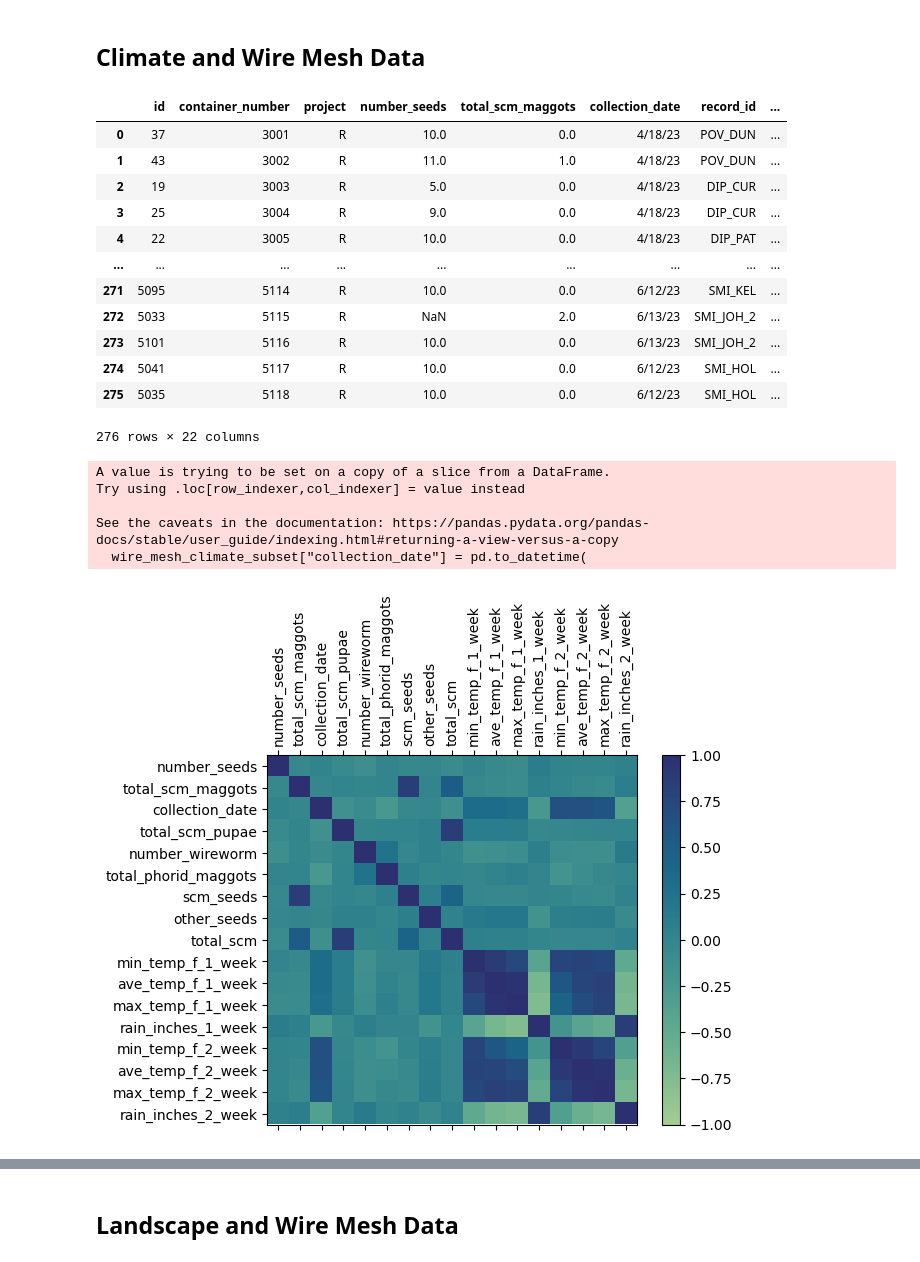
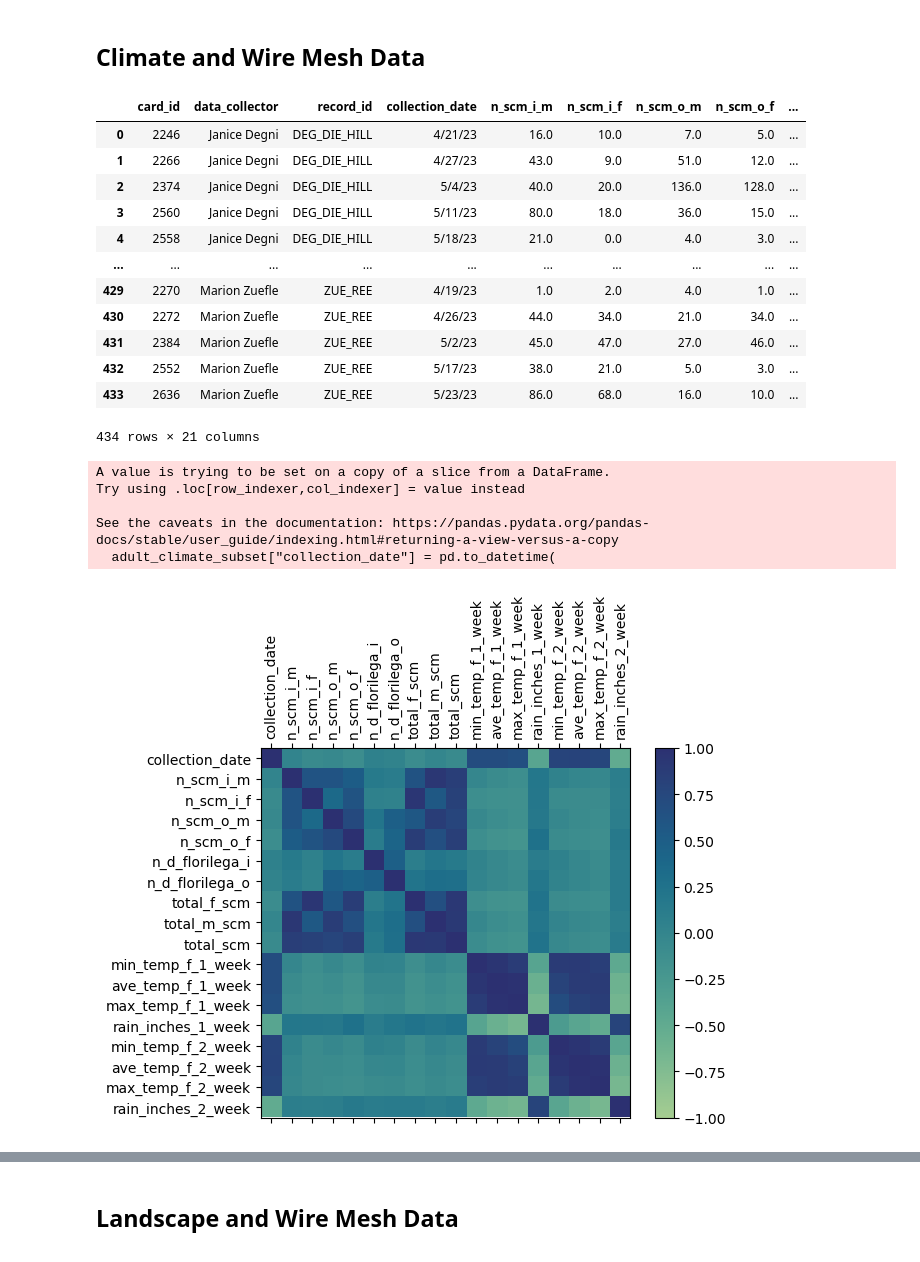
Before and after one commit to chloecho31/cornell, a Jupyter notebook: SCM/2023/2023_scm_adult_models.ipynb, the cells around one changed output, grey strips where cells are left out. Cells and saved outputs as stored; diff of their text form; code cells hidden in the pictures.

Commit message:
adult cdl correlations

```diff
--- a/SCM/2023/2023_scm_adult_models.ipynb
+++ b/SCM/2023/2023_scm_adult_models.ipynb
@@ -18,5 +18,5 @@ climate["week"] = climate["date"].dt.strftime("%U").astype(int)
 # %% [markdown]
 # Weekly Climate Data
 # %%
-one_week_climate = pd.read_csv("Data/wire_mesh_one_week_climate.csv")
-two_week_climate = pd.read_csv("Data/wire_mesh_two_week_climate.csv")
+one_week_climate = pd.read_csv("Data/adults_one_week_climate.csv")
+two_week_climate = pd.read_csv("Data/adults_two_week_climate.csv")
@@ -224,38 +93,39 @@ wire_mesh_features.to_csv('Data/2023_wire_mesh_features.csv')
 # %% [markdown]
 ## Climate and Wire Mesh Data
 # %%
-wire_mesh_climate = wire_mesh_counts.merge(
+adult_climate = adults.merge(
     one_week_climate, on=["record_id", "collection_date"]
 )
-wire_mesh_climate = wire_mesh_climate.merge(
+adult_climate = adult_climate.merge(
     two_week_climate, on=["record_id", "collection_date"]
 )
-wire_mesh_climate
+adult_climate
 # %% [output]
-|  | id | container_number | project | number_seeds | total_scm_maggots | collection_date | record_id | ... |
-| 0 | 37 | 3001 | R | 10.0 | 0.0 | 4/18/23 | POV_DUN | ... |
-| 1 | 43 | 3002 | R | 11.0 | 1.0 | 4/18/23 | POV_DUN | ... |
-| 2 | 19 | 3003 | R | 5.0 | 0.0 | 4/18/23 | DIP_CUR | ... |
-| 3 | 25 | 3004 | R | 9.0 | 0.0 | 4/18/23 | DIP_CUR | ... |
-| 4 | 22 | 3005 | R | 10.0 | 0.0 | 4/18/23 | DIP_PAT | ... |
-| ... | ... | ... | ... | ... | ... | ... | ... | ... |
-| 271 | 5095 | 5114 | R | 10.0 | 0.0 | 6/12/23 | SMI_KEL | ... |
-| 272 | 5033 | 5115 | R | NaN | 2.0 | 6/13/23 | SMI_JOH_2 | ... |
-| 273 | 5101 | 5116 | R | 10.0 | 0.0 | 6/13/23 | SMI_JOH_2 | ... |
-| 274 | 5041 | 5117 | R | 10.0 | 0.0 | 6/12/23 | SMI_HOL | ... |
-| 275 | 5035 | 5118 | R | 10.0 | 0.0 | 6/12/23 | SMI_HOL | ... |
+|  | card_id | data_collector | record_id | collection_date | n_scm_i_m | n_scm_i_f | n_scm_o_m | n_scm_o_f | ... |
+| 0 | 2246 | Janice Degni | DEG_DIE_HILL | 4/21/23 | 16.0 | 10.0 | 7.0 | 5.0 | ... |
+| 1 | 2266 | Janice Degni | DEG_DIE_HILL | 4/27/23 | 43.0 | 9.0 | 51.0 | 12.0 | ... |
+| 2 | 2374 | Janice Degni | DEG_DIE_HILL | 5/4/23 | 40.0 | 20.0 | 136.0 | 128.0 | ... |
+| 3 | 2560 | Janice Degni | DEG_DIE_HILL | 5/11/23 | 80.0 | 18.0 | 36.0 | 15.0 | ... |
+| 4 | 2558 | Janice Degni | DEG_DIE_HILL | 5/18/23 | 21.0 | 0.0 | 4.0 | 3.0 | ... |
+| ... | ... | ... | ... | ... | ... | ... | ... | ... | ... |
+| 429 | 2270 | Marion Zuefle | ZUE_REE | 4/19/23 | 1.0 | 2.0 | 4.0 | 1.0 | ... |
+| 430 | 2272 | Marion Zuefle | ZUE_REE | 4/26/23 | 44.0 | 34.0 | 21.0 | 34.0 | ... |
+| 431 | 2384 | Marion Zuefle | ZUE_REE | 5/2/23 | 45.0 | 47.0 | 27.0 | 46.0 | ... |
+| 432 | 2552 | Marion Zuefle | ZUE_REE | 5/17/23 | 38.0 | 21.0 | 5.0 | 3.0 | ... |
+| 433 | 2636 | Marion Zuefle | ZUE_REE | 5/23/23 | 86.0 | 68.0 | 16.0 | 10.0 | ... |
-276 rows × 22 columns
+434 rows × 21 columns
 # %%
-wire_mesh_climate_subset = wire_mesh_climate[
+adult_climate_subset = adult_climate[
     [
-        "number_seeds",
-        "total_scm_maggots",
         "collection_date",
-        "total_scm_pupae",
-        "number_wireworm",
-        "total_phorid_maggots",
-        "scm_seeds",
-        "other_seeds",
+        "n_scm_i_m",
+        "n_scm_i_f",
+        "n_scm_o_m",
+        "n_scm_o_f",
+        "n_d_florilega_i",
+        "n_d_florilega_o",
+        "total_f_scm",
+        "total_m_scm",
         "total_scm",
         "min_temp_f_1_week",
         "ave_temp_f_1_week",
@@ -268,30 +138,30 @@ wire_mesh_climate_subset = wire_mesh_climate[
     ]
 ]
 
-wire_mesh_climate_subset["collection_date"] = pd.to_datetime(
-    wire_mesh_climate_subset["collection_date"], format="%m/%d/%y"
+adult_climate_subset["collection_date"] = pd.to_datetime(
+    adult_climate_subset["collection_date"], format="%m/%d/%y"
 )
 # %% [output]
 A value is trying to be set on a copy of a slice from a DataFrame.
 Try using .loc[row_indexer,col_indexer] = value instead
 
 See the caveats in the documentation: https://pandas.pydata.org/pandas-docs/stable/user_guide/indexing.html#returning-a-view-versus-a-copy
-  wire_mesh_climate_subset["collection_date"] = pd.to_datetime(
+  adult_climate_subset["collection_date"] = pd.to_datetime(
 # %%
-corr = wire_mesh_climate_subset.corr()
+corr = adult_climate_subset.corr()
 fig = plt.figure()
 ax = fig.add_subplot(111)
 cax = ax.matshow(corr, cmap="crest", vmin=-1, vmax=1)
 fig.colorbar(cax)
-ticks = np.arange(0, len(wire_mesh_climate_subset.columns), 1)
+ticks = np.arange(0, len(adult_climate_subset.columns), 1)
 ax.set_xticks(ticks)
 plt.xticks(rotation=90)
 ax.set_yticks(ticks)
-ax.set_xticklabels(wire_mesh_climate_subset.columns)
-ax.set_yticklabels(wire_mesh_climate_subset.columns)
+ax.set_xticklabels(adult_climate_subset.columns)
+ax.set_yticklabels(adult_climate_subset.columns)
 plt.show()
 # %% [output]
-[figure, old version]
+[figure, new version]
 # %%
 corr.style.background_gradient(cmap="crest").format(precision=2)
 # %% [output]
```
Also changed, not shown: parts of 30 cells of this notebook, 5 other files.
